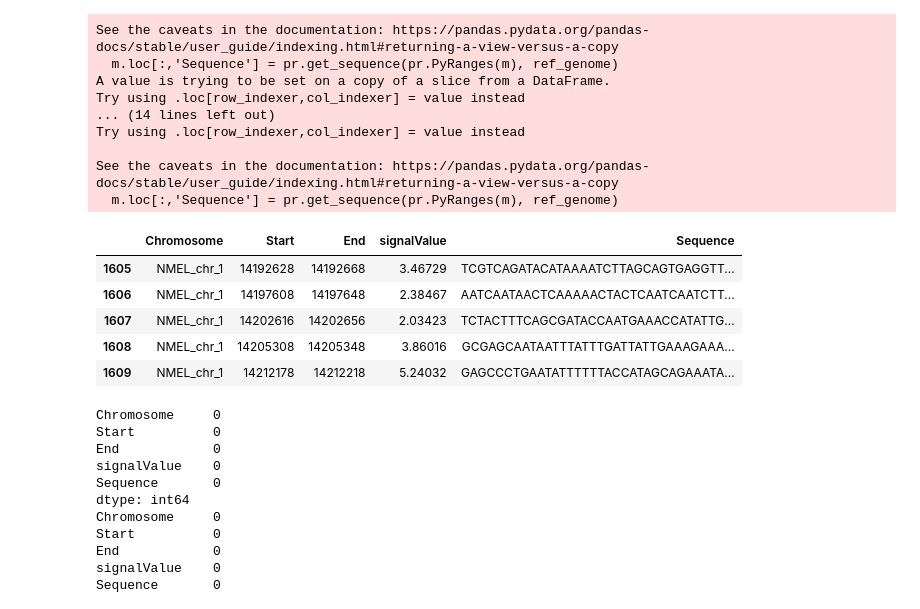
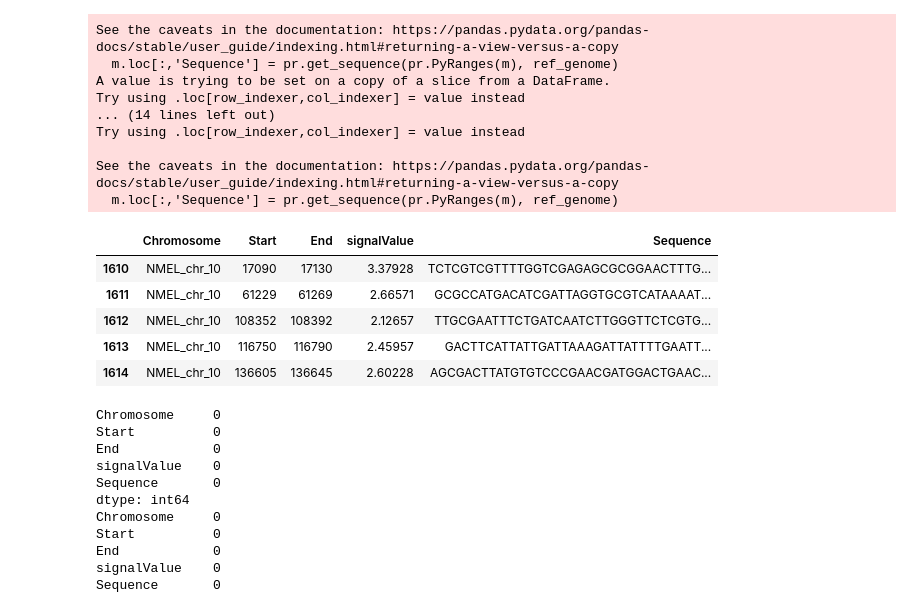
Before and after one commit to brian-arnold/STARRseq_code, a Jupyter notebook: scripts/for_motif_analysis/get_summit_intervals.ipynb, the cells around one changed output. Drawn from its saved outputs; the diff is of its cells as text; code cells hidden in the pictures.

```diff
--- a/scripts/for_motif_analysis/get_summit_intervals.ipynb
+++ b/scripts/for_motif_analysis/get_summit_intervals.ipynb
@@ -129,14 +129,14 @@ See the caveats in the documentation: https://pandas.pydata.org/pandas-docs/stab
 # %%
 tmp = macs_raw_summit_intervals_df[0]
 # print(tmp.Chromosome.unique())
-tmp[tmp['Chromosome'] == 'NMEL_chr_2'].head()
+tmp[tmp['Chromosome'] == 'NMEL_chr_10'].head()
 # %% [output]
 |  | Chromosome | Start | End | signalValue | Sequence |
-| 1605 | NMEL_chr_1 | 14192628 | 14192668 | 3.46729 | TCGTCAGATACATAAAATCTTAGCAGTGAGGTT... |
-| 1606 | NMEL_chr_1 | 14197608 | 14197648 | 2.38467 | AATCAATAACTCAAAAACTACTCAATCAATCTT... |
-| 1607 | NMEL_chr_1 | 14202616 | 14202656 | 2.03423 | TCTACTTTCAGCGATACCAATGAAACCATATTG... |
-| 1608 | NMEL_chr_1 | 14205308 | 14205348 | 3.86016 | GCGAGCAATAATTTATTTGATTATTGAAAGAAA... |
-| 1609 | NMEL_chr_1 | 14212178 | 14212218 | 5.24032 | GAGCCCTGAATATTTTTTACCATAGCAGAAATA... |
+| 1610 | NMEL_chr_10 | 17090 | 17130 | 3.37928 | TCTCGTCGTTTTGGTCGAGAGCGCGGAACTTTG... |
+| 1611 | NMEL_chr_10 | 61229 | 61269 | 2.66571 | GCGCCATGACATCGATTAGGTGCGTCATAAAAT... |
+| 1612 | NMEL_chr_10 | 108352 | 108392 | 2.12657 | TTGCGAATTTCTGATCAATCTTGGGTTCTCGTG... |
+| 1613 | NMEL_chr_10 | 116750 | 116790 | 2.45957 | GACTTCATTATTGATTAAAGATTATTTTGAATT... |
+| 1614 | NMEL_chr_10 | 136605 | 136645 | 2.60228 | AGCGACTTATGTGTCCCGAACGATGGACTGAAC... |
 # %%
 tmp = tmp[['Chromosome', 'Start', 'End']]
 # write tmp to a tab separated file
```
Also changed, not shown: 15 other files.
